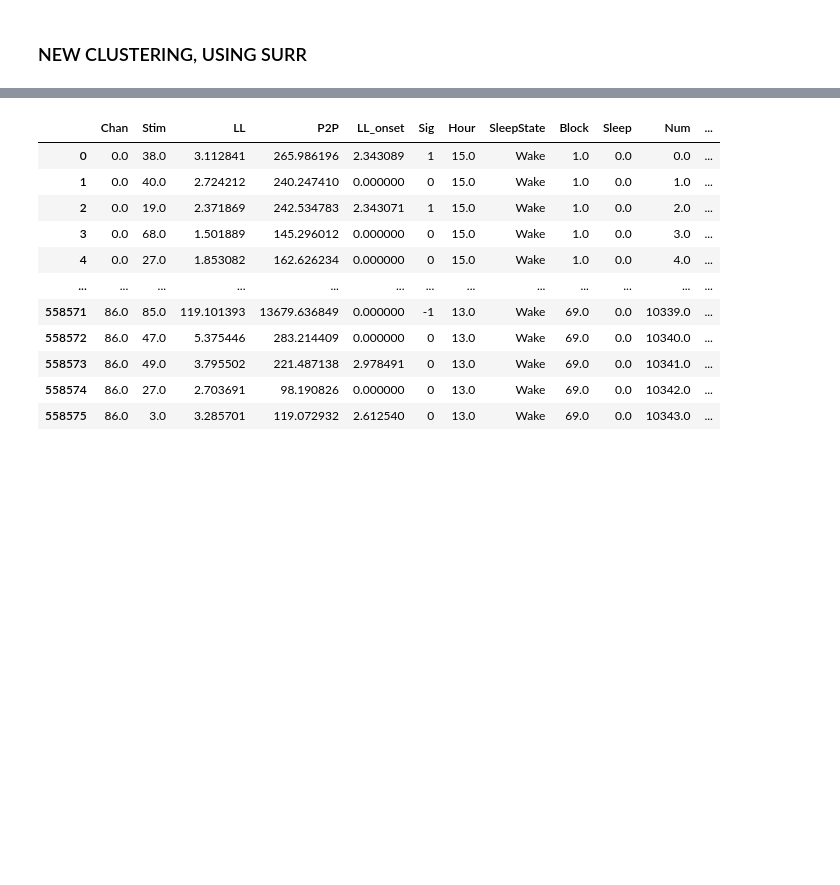
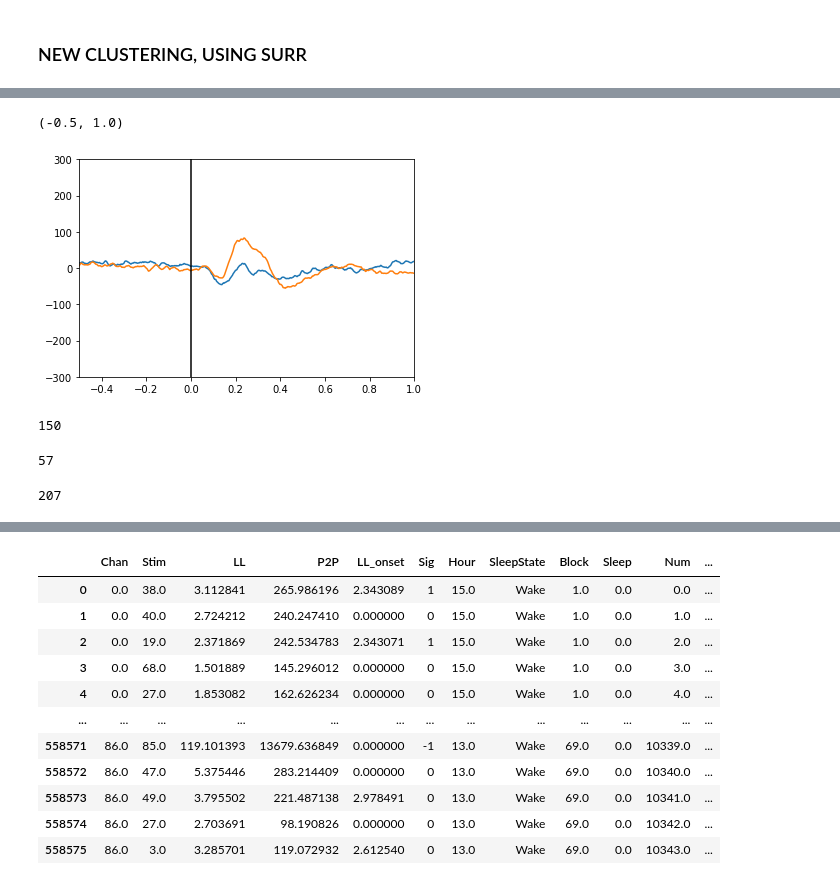
Before and after one commit to vellen23/CCEP_human, a Jupyter notebook: Python_Analysis/EvM/BM_sig_con_pipeline.ipynb, the cells around one changed output, grey strips where cells are left out. Cells and saved outputs as stored; diff of their text form; code cells hidden in the pictures; blank space fills up the shorter version.

```diff
--- a/Python_Analysis/EvM/BM_sig_con_pipeline.ipynb
+++ b/Python_Analysis/EvM/BM_sig_con_pipeline.ipynb
@@ -57,4 +71,7 @@ sub_path  ='X:\\4 e-Lab\\' # y:\\eLab
 # %%
+# for subj in ['EL010', 'EL011', 'EL012', 'EL013', 'EL015', 'EL014','EL016', 'EL017', "EL019","EL020", "EL021", "EL022"]:
+
+######## General Infos
 subj = 'EL011'
 cond_folder = 'CR'  # Condition = 'Hour', 'Condition', 'Ph'
 
@@ -76,7 +93,9 @@ path_gen = os.path.join(sub_path+'\Patients\\' + subj)
 if not os.path.exists(path_gen):
     path_gen = 'T:\\EL_experiment\\Patients\\' + subj
 path_patient = path_gen + '\Data\EL_experiment'  # os.path.dirname(os.path.dirname(cwd))+'/Patients/'+subj
-path_infos = os.path.join(path_patient, 'infos')
+path_infos = os.path.join(path_gen, 'Electrodes')
+if not os.path.exists(os.path.join(path_infos, subj + "_labels.xlsx")):
+    path_infos = os.path.join(path_gen, 'infos')
 if not os.path.exists(path_infos):
     path_infos = path_gen + '\\infos'
 
@@ -95,8 +114,12 @@ else:
     files_list = glob(path_patient_analysis + '\\' + folder + '/data/Stim_list_*')
 i = 0
 stimlist = pd.read_csv(files_list[i])
-# EEG_resp = np.load(path_patient + '/Analysis/' + folder + '/data/ALL_resps_'+files_list[i][-11:-4]+'.npy')
+EEG_resp = np.load(path_patient_analysis + '\\' + folder + '/data/ALL_resps_'+files_list[i][-11:-4]+'.npy')
+
 lbls = pd.read_excel(os.path.join(path_infos, subj + "_labels.xlsx"), header=0, sheet_name='BP')
+if type in lbls:
+    lbls = lbls[lbls.type=='SEEG']
+    lbls = lbls.reset_index(drop=True)
 labels_all, labels_region, labels_clinic, coord_all, StimChans, StimChanSM, StimChansC, StimChanIx, stimlist = bf.get_Stim_chans(
     stimlist,
     lbls)
@@ -108,9 +131,21 @@ bad_chans = np.unique(np.array(np.where(badchans.values[:, 1] == 1))[0, :])
 
 bad_region = np.where((labels_region == 'WM') | (labels_region == 'OUT') | (labels_region == 'Putamen'))[0]
 
+file_con_all = path_patient_analysis + '\\' + folder + '/' + cond_folder + '/data/con_trial_all.csv'
 file_con = path_patient_analysis + '\\' + folder + '/' + cond_folder + '/data/con_trial_all.csv'
 ######### Load data
+data_all = 1
 rerun = 0
 if os.path.isfile(file_con):
     # con_trial
     con_trial = pd.read_csv(file_con)
+else:
+    file_con = path_patient_analysis + '\\' + folder + '/' + cond_folder + '/data/con_trial_01_CR01.csv'
+    con_trial = pd.read_csv(file_con)
+    data_all = 0
+if data_all:
+    h5_file = path_patient_analysis + '\\' + folder + '\\' + cond_folder + '\\data\\EEG_' + cond_folder + '.h5'
+    if os.path.isfile(h5_file):
+        print('loading h5')
+        EEG_resp = h5py.File(h5_file)
+        EEG_resp = EEG_resp['EEG_resp']
@@ -539,0 +554,33 @@ array(['Amy1', 'Amy 2', 'Amy3', 'STS4', 'STS5', 'STS6', 'MTG7', 'Tpole8',
+# %%
+sc = 19
+rc= 65
+lists = con_trial[(con_trial['Artefact'] <1) & (con_trial['Chan'] == rc) & (con_trial['Stim'] == sc)]
+# %%
+t0 = int(Fs+0.1*Fs)
+t1 = t0+125
+# %%
+EEG_trial = bf.zscore_CCEP(EEG_resp[rc, lists.Num.values.astype('int'),:], 0, Fs)
+dist, y, CC = KMeans_clustering(EEG_trial[:,t0:t1], 2, t= 'mean', max_it=50)
+nums = lists.Num.values.astype('int')
+CC1 = np.nanmean(EEG_resp[rc, nums[y==0],:],0)
+CC2 = np.nanmean(EEG_resp[rc, nums[y==1],:],0)
+plt.plot(x_ax, CC2)
+plt.plot(x_ax, CC1)
+plt.axvline(0,color=[0,0,0])
+plt.ylim([-300,300])
+plt.xlim([-0.5,1])
+# %% [output]
+(-0.5, 1.0)
+[figure, added]
+# %%
+len(np.where(y==1)[0])
+# %% [output]
+150
+# %%
+len(np.where(y==0)[0])
+# %% [output]
+57
+# %%
+len(y==0)
+# %% [output]
+207
```
Also changed, not shown: parts of 24 cells of this notebook, 25 other files.
